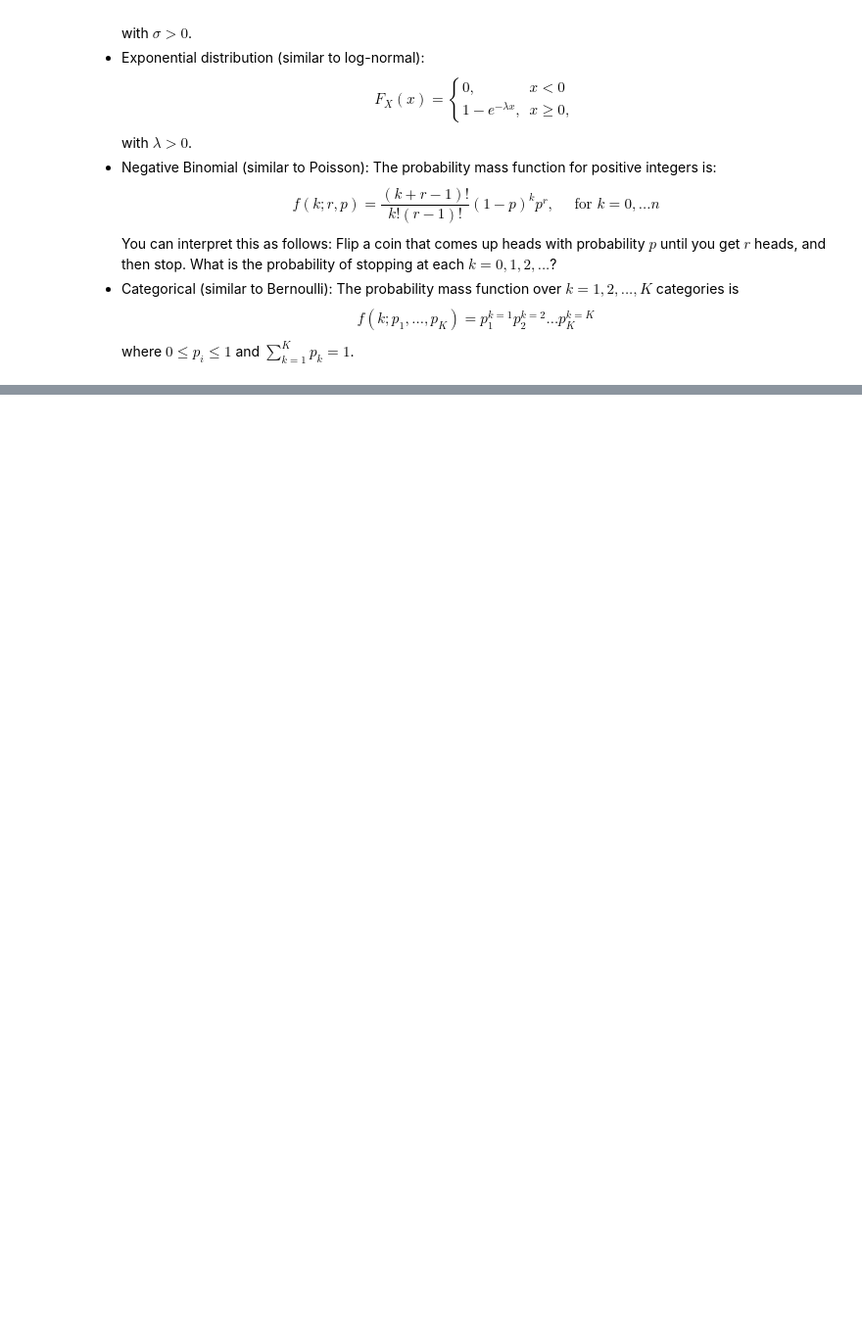
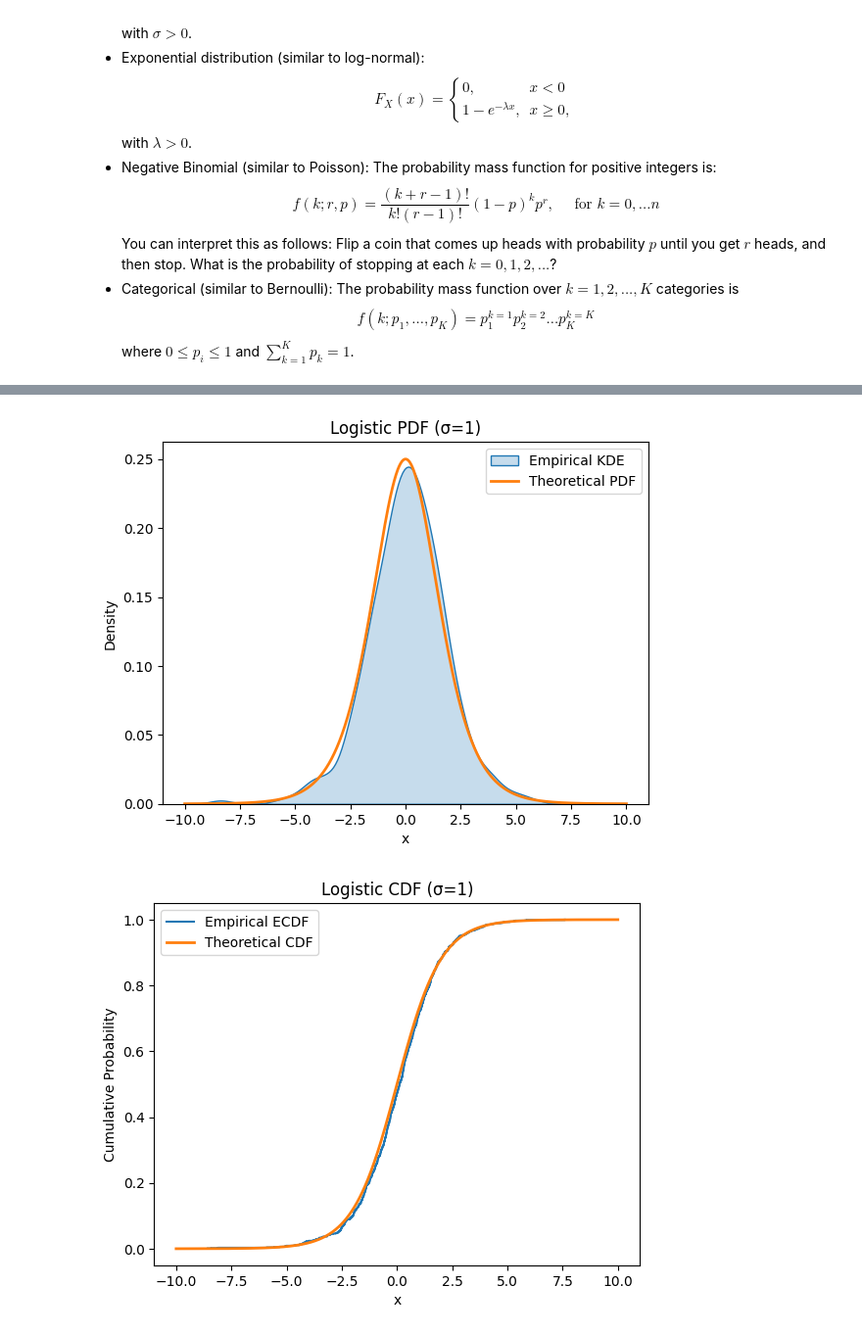
Before and after one commit to tiyeh21/MSDS_5030_Repo, a Jupyter notebook: assignment_6.ipynb, the cells around one changed output, grey strips where cells are left out. Shown at 98% size. Saved outputs shown, nothing was run; the diff lists cells and outputs as text; code cells hidden in the pictures; blank space fills up the shorter version.

```diff
--- a/assignment_6.ipynb
+++ b/assignment_6.ipynb
@@ -315,0 +359,27 @@ where $0 \le p_i \le 1$ and $ \sum_{k=1}^K p_k = 1$.
+# %%
+sigma = 1
+n = 1000
+rng = np.random.default_rng(0)
+sample = logistic.rvs(loc=0, scale=sigma, size=n, random_state=rng)
+
+sns.kdeplot(sample, label='Empirical KDE', fill=True)
+plt.plot(support, logistic.pdf(support, loc=0, scale=sigma), color='C1', lw=2, label='Theoretical PDF')
+plt.title(f'Logistic PDF (σ={sigma})')
+plt.xlabel('x')
+plt.ylabel('Density')
+plt.legend()
+plt.show()
+
+
+x_sorted = np.sort(sample)
+y_ecdf = np.arange(1, n+1) / n
+plt.step(x_sorted, y_ecdf, where='post', label='Empirical ECDF')
+plt.plot(support, logistic.cdf(support, loc=0, scale=sigma), color='C1', lw=2, label='Theoretical CDF')
+plt.title(f'Logistic CDF (σ={sigma})')
+plt.xlabel('x')
+plt.ylabel('Cumulative Probability')
+plt.legend()
+plt.show()
+# %% [output]
+[figure, added]
+[figure, added]
```
Also changed, not shown: parts of 19 cells of this notebook.
